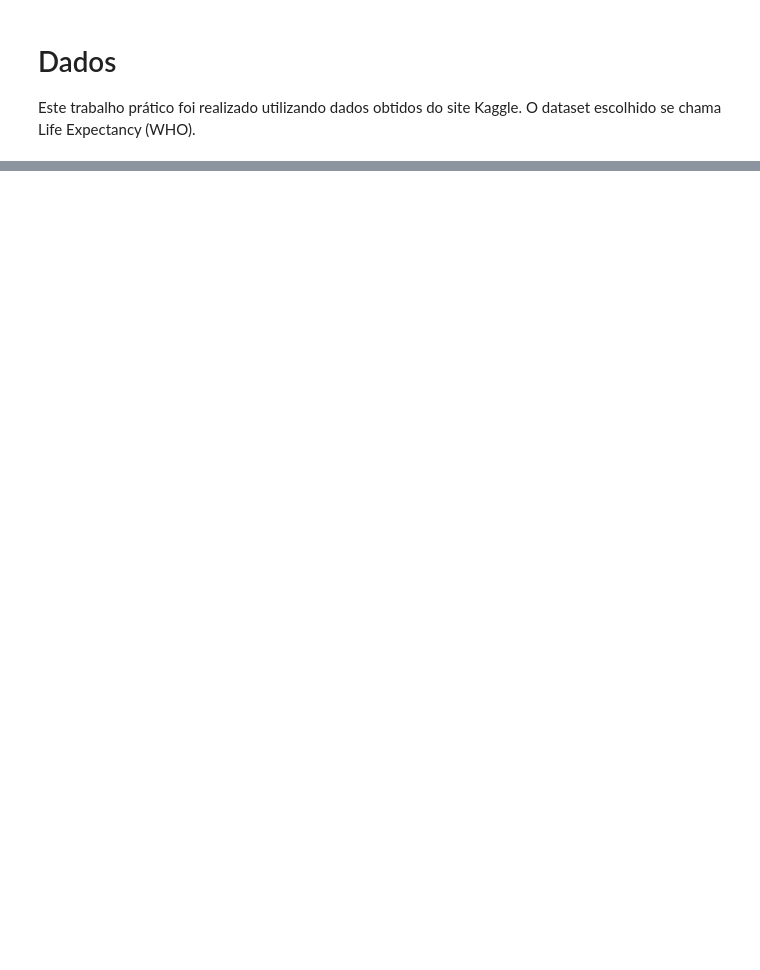
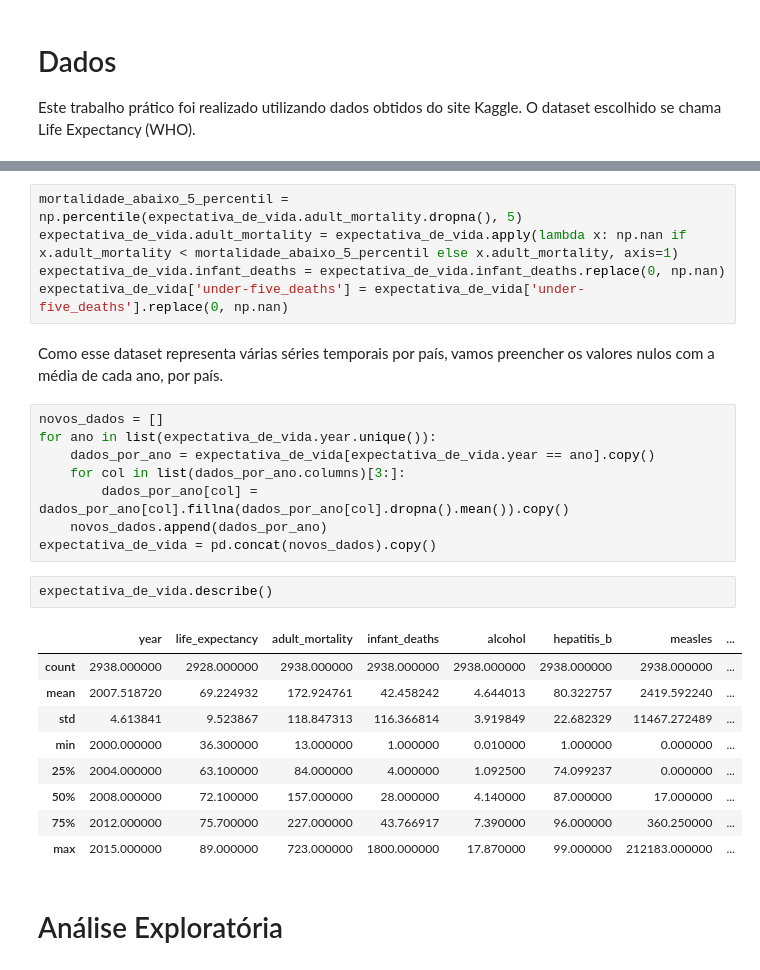
Before and after one commit to juliatiemi/icd-final-project, a Jupyter notebook: ProjetoFinalICD.ipynb, the cells around one changed output, grey strips where cells are left out. Saved outputs shown, nothing was run; the diff lists cells and outputs as text; blank space fills up the shorter version.

```diff
--- a/ProjetoFinalICD.ipynb
+++ b/ProjetoFinalICD.ipynb
@@ -17,0 +125,29 @@ Como o consumo de alcool / vacinação influencia a expectativa de vida ?
+# %%
+mortalidade_abaixo_5_percentil = np.percentile(expectativa_de_vida.adult_mortality.dropna(), 5)
+expectativa_de_vida.adult_mortality = expectativa_de_vida.apply(lambda x: np.nan if x.adult_mortality < mortalidade_abaixo_5_percentil else x.adult_mortality, axis=1)
+expectativa_de_vida.infant_deaths = expectativa_de_vida.infant_deaths.replace(0, np.nan)
+expectativa_de_vida['under-five_deaths'] = expectativa_de_vida['under-five_deaths'].replace(0, np.nan)
+# %% [markdown]
+Como esse dataset representa várias séries temporais por país, vamos preencher os valores nulos com a média de cada ano, por país.
+# %%
+novos_dados = []
+for ano in list(expectativa_de_vida.year.unique()):
+    dados_por_ano = expectativa_de_vida[expectativa_de_vida.year == ano].copy()
+    for col in list(dados_por_ano.columns)[3:]:
+        dados_por_ano[col] = dados_por_ano[col].fillna(dados_por_ano[col].dropna().mean()).copy()
+    novos_dados.append(dados_por_ano)
+expectativa_de_vida = pd.concat(novos_dados).copy()
+# %%
+expectativa_de_vida.describe()
+# %% [output]
+|  | year | life_expectancy | adult_mortality | infant_deaths | alcohol | hepatitis_b | measles | ... |
+| count | 2938.000000 | 2928.000000 | 2938.000000 | 2938.000000 | 2938.000000 | 2938.000000 | 2938.000000 | ... |
+| mean | 2007.518720 | 69.224932 | 172.924761 | 42.458242 | 4.644013 | 80.322757 | 2419.592240 | ... |
+| std | 4.613841 | 9.523867 | 118.847313 | 116.366814 | 3.919849 | 22.682329 | 11467.272489 | ... |
+| min | 2000.000000 | 36.300000 | 13.000000 | 1.000000 | 0.010000 | 1.000000 | 0.000000 | ... |
+| 25% | 2004.000000 | 63.100000 | 84.000000 | 4.000000 | 1.092500 | 74.099237 | 0.000000 | ... |
+| 50% | 2008.000000 | 72.100000 | 157.000000 | 28.000000 | 4.140000 | 87.000000 | 17.000000 | ... |
+| 75% | 2012.000000 | 75.700000 | 227.000000 | 43.766917 | 7.390000 | 96.000000 | 360.250000 | ... |
+| max | 2015.000000 | 89.000000 | 723.000000 | 1800.000000 | 17.870000 | 99.000000 | 212183.000000 | ... |
+# %% [markdown]
+# Análise Exploratória
```
Also changed, not shown: parts of 15 cells of this notebook.
